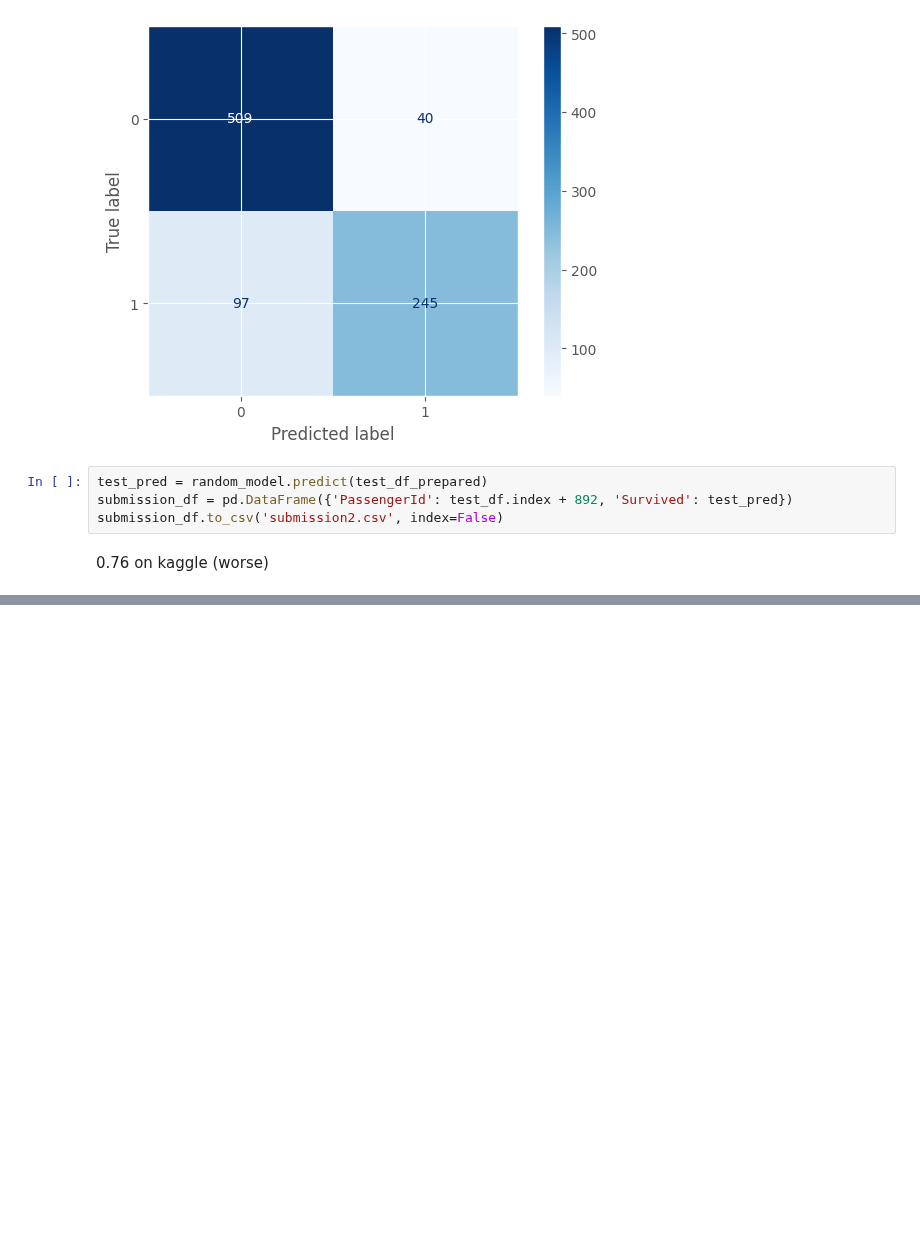
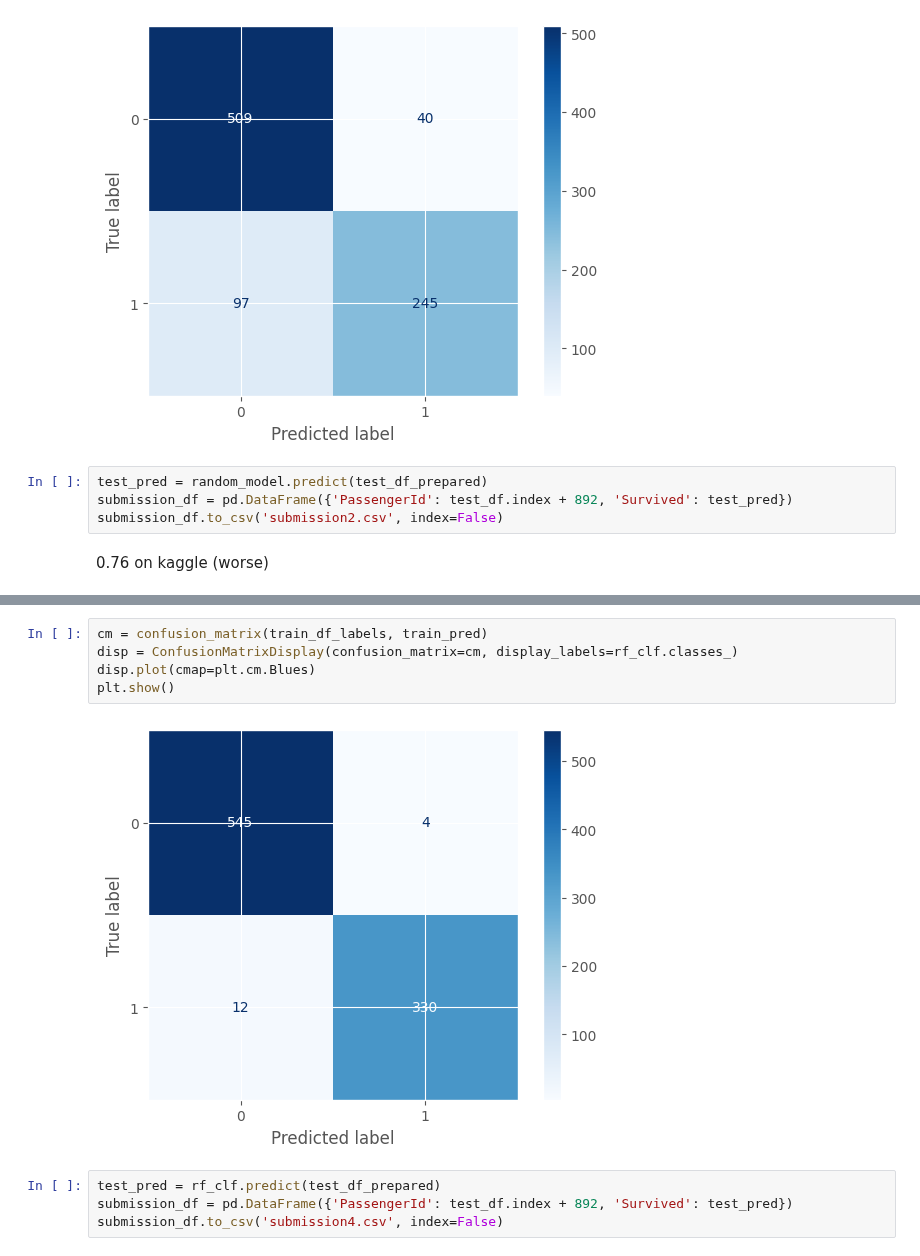
Before and after one commit to JMCoC/ml_engineer_roadmap, a Jupyter notebook: machinLearning/fundamentals/C3_Classification/exercises/exercise3.ipynb, the cells around one changed output, grey strips where cells are left out. Drawn from its saved outputs; the diff is of its cells as text; blank space fills up the shorter version.

```diff
--- a/machinLearning/fundamentals/C3_Classification/exercises/exercise3.ipynb
+++ b/machinLearning/fundamentals/C3_Classification/exercises/exercise3.ipynb
@@ -166,0 +224,11 @@ submission_df.to_csv('submission2.csv', index=False)
+# %%
+cm = confusion_matrix(train_df_labels, train_pred)
+disp = ConfusionMatrixDisplay(confusion_matrix=cm, display_labels=rf_clf.classes_)
+disp.plot(cmap=plt.cm.Blues)
+plt.show()
+# %% [output]
+[figure, added]
+# %%
+test_pred = rf_clf.predict(test_df_prepared)
+submission_df = pd.DataFrame({'PassengerId': test_df.index + 892, 'Survived': test_pred})
+submission_df.to_csv('submission4.csv', index=False)
```
Also changed, not shown: parts of 10 cells of this notebook, 2 other files.
